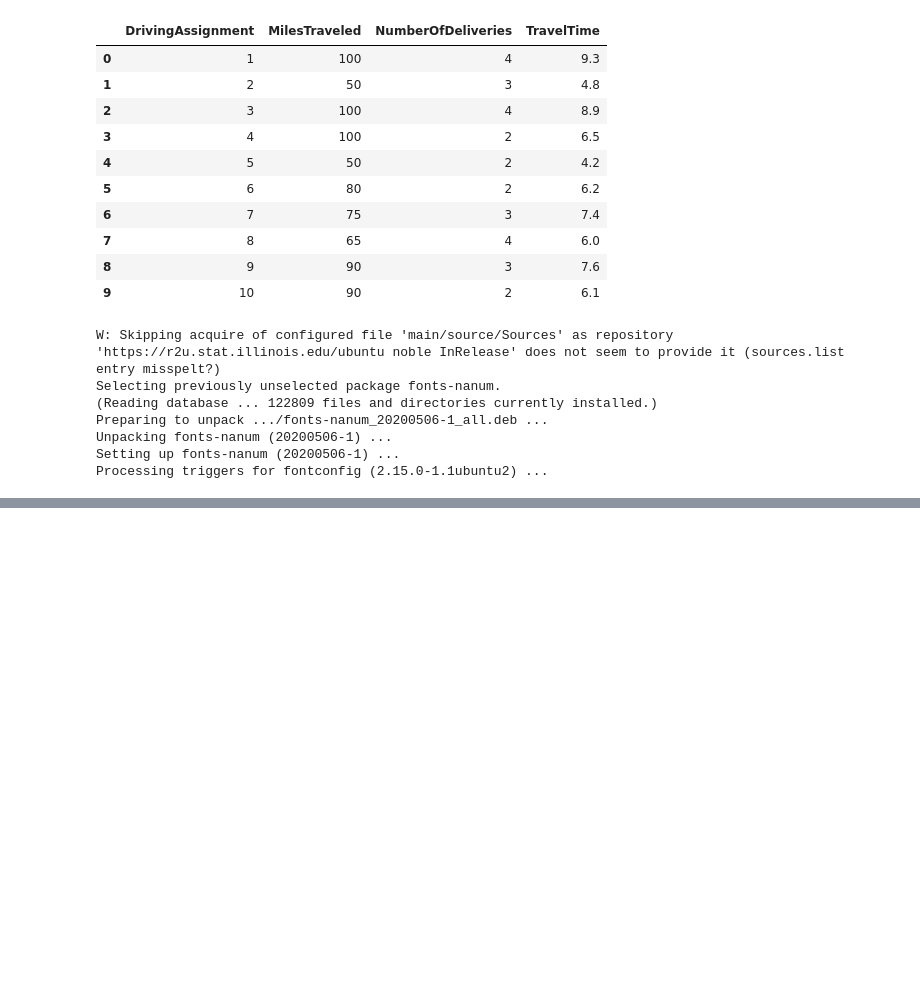
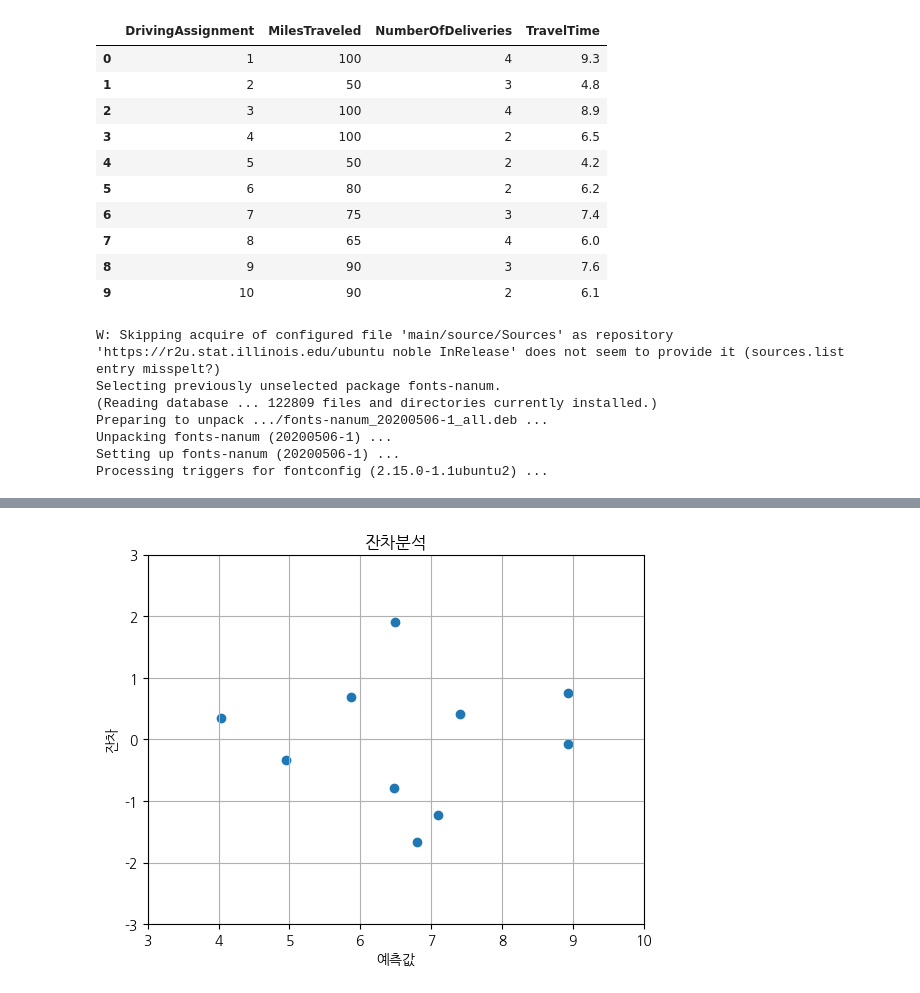
Before and after one commit to denverkim/BA_FALL2026, a Jupyter notebook: LAB4.ipynb, the cells around one changed output, grey strips where cells are left out. Cells and saved outputs as stored; diff of their text form; code cells hidden in the pictures; blank space fills up the shorter version.

```diff
--- a/LAB4.ipynb
+++ b/LAB4.ipynb
@@ -62,0 +102,8 @@ plt.show()
+# %%
+# 다중 회귀분석
+y = butler.TravelTime
+x = butler[['MilesTraveled', 'NumberOfDeliveries']]
+
+x = sm.add_constant(x)
+model = sm.OLS(y, x).fit()
+model.summary()
@@ -62,0 +136,4 @@ plt.show()
+# %%
+# 잔차분석
+y_pred = model.predict(x)
+y_pred
@@ -62,0 +153,4 @@ plt.show()
+# %%
+# 잔차
+residual = y - y_pred
+residual
@@ -62,0 +170,5 @@ plt.show()
+# %%
+# 표준잔차
+import numpy as np
+std_residual = residual / np.std(residual)
+std_residual
@@ -62,0 +188,12 @@ plt.show()
+# %%
+# 잔차 그래프
+plt.scatter(y_pred, std_residual)
+plt.xlabel('예측값')
+plt.ylabel('잔차')
+plt.title('잔차분석')
+plt.ylim(-3, 3)
+plt.xlim(3,10)
+plt.grid()
+plt.show()
+# %% [output]
+[figure, added]
```
Also changed, not shown: parts of 10 cells of this notebook.
